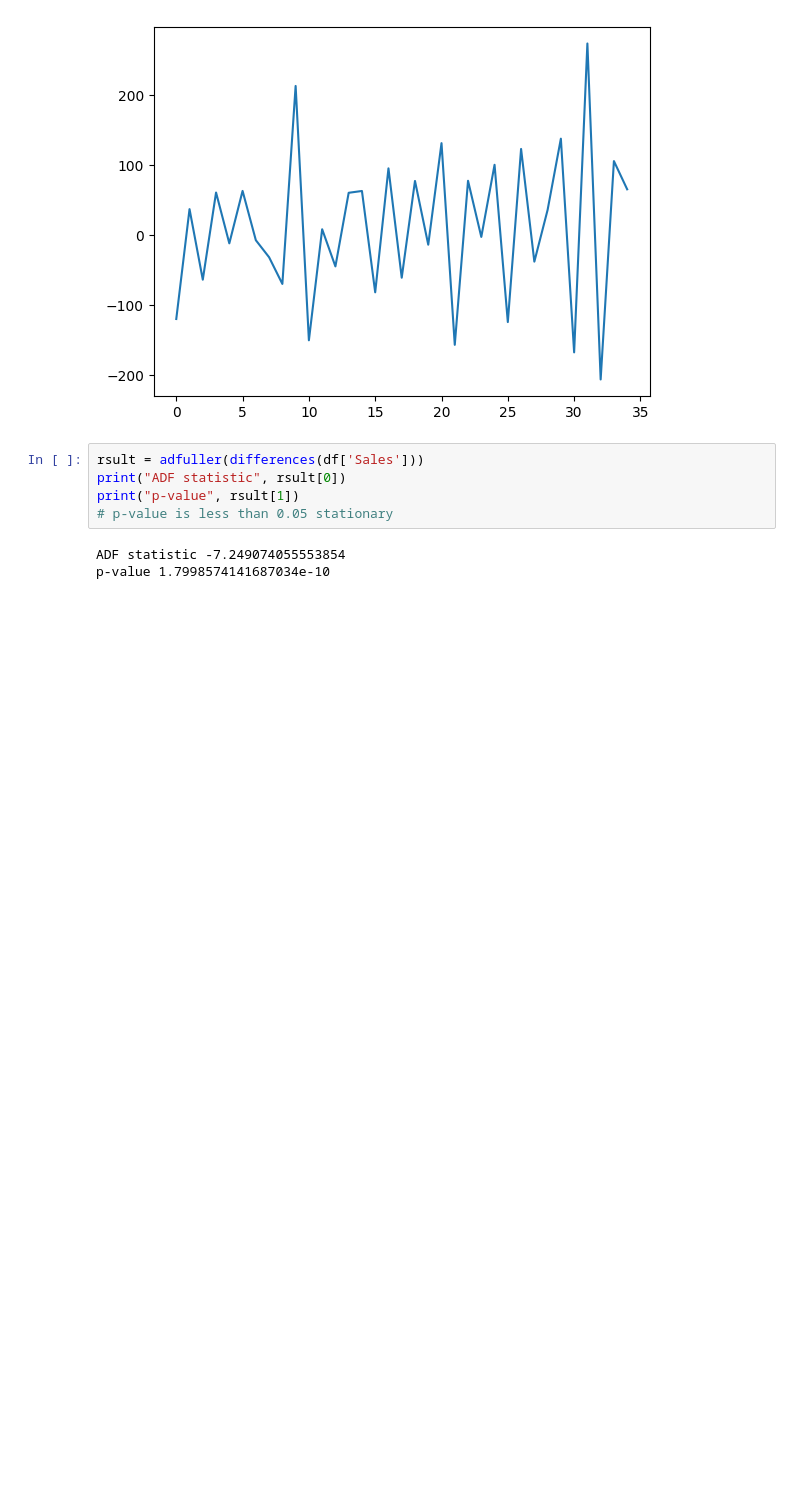
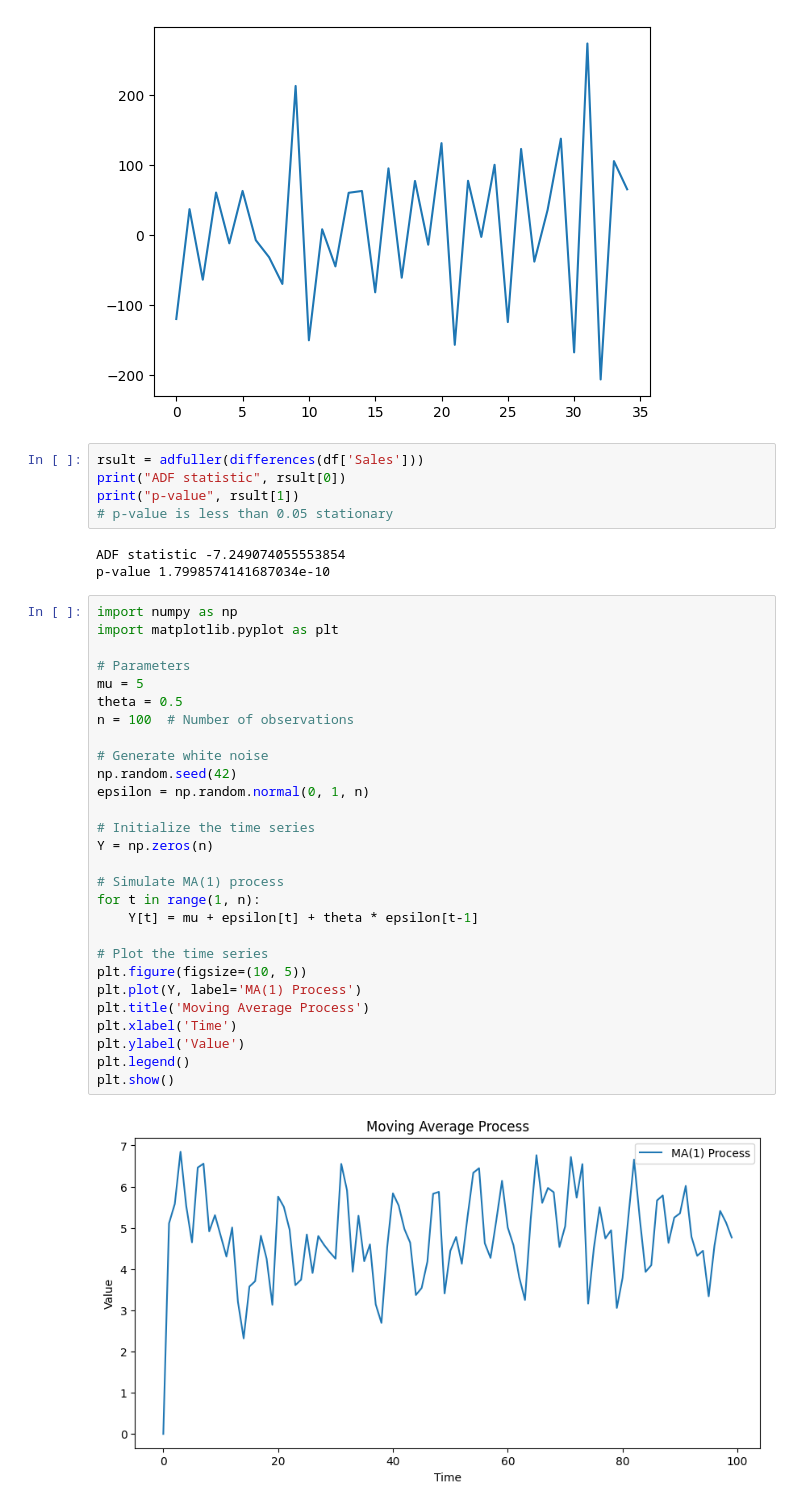
Before and after one commit to sanjaychauhan001/machine-learning, a Jupyter notebook: Time Series/stationary.ipynb, the cells around one changed output. Cells and saved outputs as stored; diff of their text form; blank space fills up the shorter version.

```diff
--- a/Time Series/stationary.ipynb
+++ b/Time Series/stationary.ipynb
@@ -93,3 +93,33 @@ print("p-value", rsult[1])
 # %% [output]
 ADF statistic -7.249074055553854
 p-value 1.7998574141687034e-10
+# %%
+import numpy as np
+import matplotlib.pyplot as plt
+
+# Parameters
+mu = 5
+theta = 0.5
+n = 100  # Number of observations
+
+# Generate white noise
+np.random.seed(42)
+epsilon = np.random.normal(0, 1, n)
+
+# Initialize the time series
+Y = np.zeros(n)
+
+# Simulate MA(1) process
+for t in range(1, n):
+    Y[t] = mu + epsilon[t] + theta * epsilon[t-1]
+
+# Plot the time series
+plt.figure(figsize=(10, 5))
+plt.plot(Y, label='MA(1) Process')
+plt.title('Moving Average Process')
+plt.xlabel('Time')
+plt.ylabel('Value')
+plt.legend()
+plt.show()
+# %% [output]
+[figure, added]
```
Also changed, not shown: parts of 6 cells of this notebook, 6 other files.
